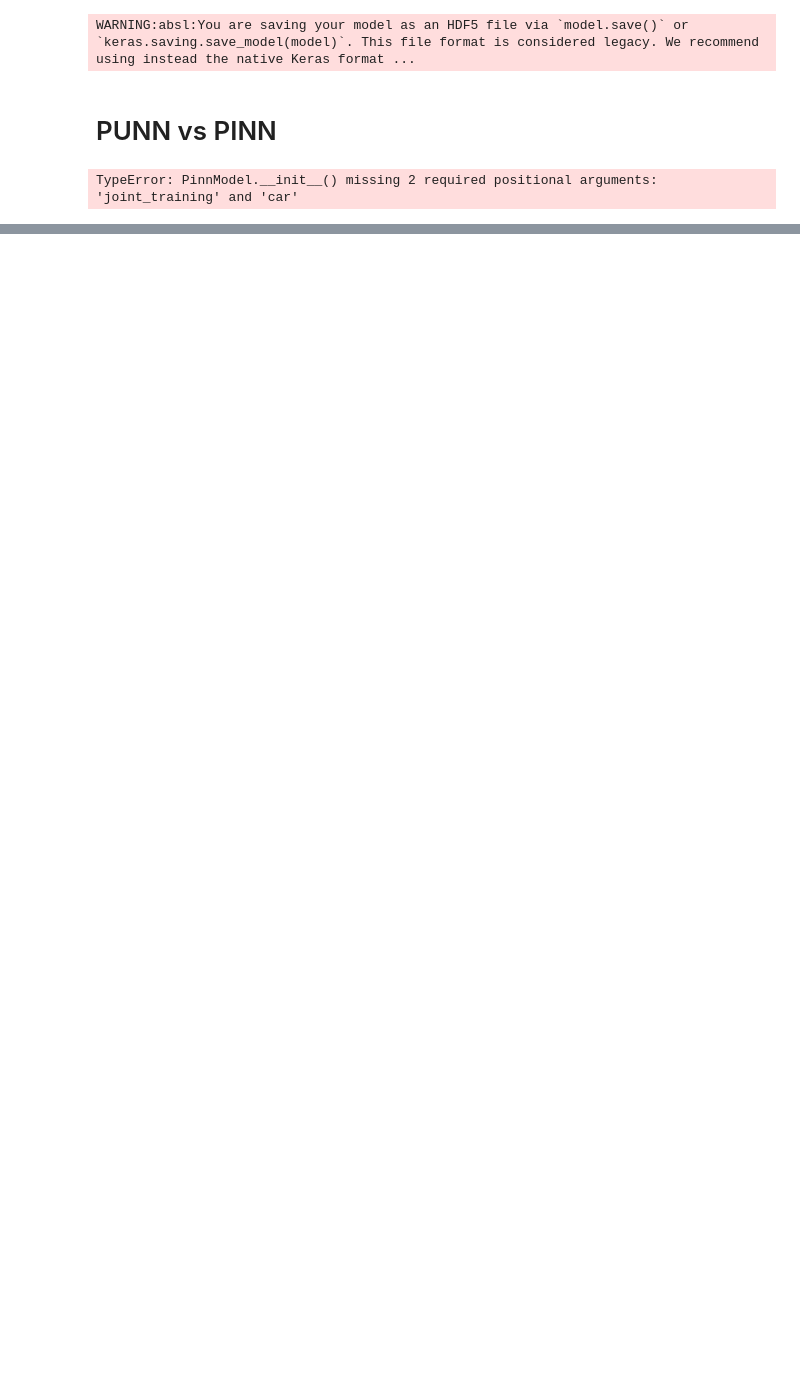
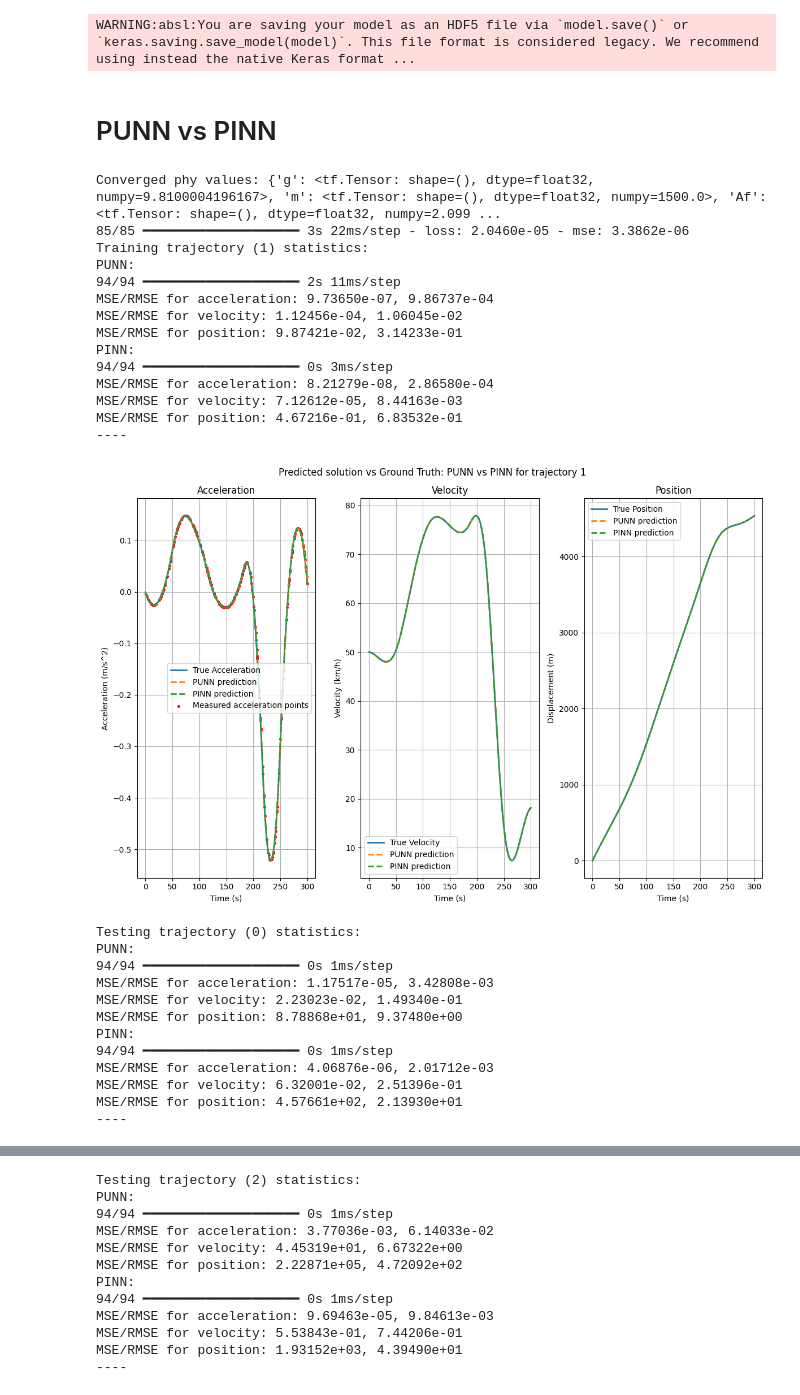
Before and after one commit to ZeArteaga/PINN-control-platooning, a Jupyter notebook: PINN.ipynb, the cells around one changed output, grey strips where cells are left out. Cells and saved outputs as stored; diff of their text form; code cells hidden in the pictures; blank space fills up the shorter version.

```diff
--- a/PINN.ipynb
+++ b/PINN.ipynb
@@ -725,46 +741,70 @@ WARNING:absl:You are saving your model as an HDF5 file via `model.save()` or `ke
 punn_model = load_model("models/punn_model_best.h5", compile=False)  # Load model just for prediction
 
 #Load custom pinn model
-custom_objects = {
-    "PinnModel": PinnModel,
-    "CombinedLoss": CombinedLoss
-}
-with custom_object_scope(custom_objects):
-    pinn_model = load_model("models/pinn_model_joint.h5", compile=False)
+custom_objects = {"PinnModel": PinnModel}#, "train_params": train_params, "true_phy_params": true_phy_params}
+pinn_model = load_model("models/pinn_model_c0_c1.keras", custom_objects=custom_objects, compile=False)
 print("Converged phy values:", pinn_model.params)
+#Test - Confirm loss:
+pinn_model.compile(optimizer=opt, metrics=metrics, loss=loss)
+pinn_model.evaluate(x=X_val_norm, y=Y_val_norm, batch_size=batch)
 
-pinn_model.evaluate(x=X_val_norm, y=Y_val_norm, batch_size=batch) #just to confirm final validation loss
 # For train trajectory
 true_data = df_train_traj[["a_true_next", "v_true_next", "x_true_next"]].to_numpy()
 print("Training trajectory (" + str(train_id) + ") statistics: ")
 print("PUNN:")
 punn_train_traj_eval = evaluate_results(model=punn_model, X_norm=X_norm, true_data=true_data, scaler_Y=scaler_Y)
 print("PINN:")
 pinn_train_traj_eval = evaluate_results(model=pinn_model, X_norm=X_norm, true_data=true_data, scaler_Y=scaler_Y)
 print("----")
 comparison_plot(t=t, true_data=true_data, meas_data=Y_mask,
     pred_data=[(punn_train_traj_eval, "PUNN prediction"), (pinn_train_traj_eval, "PINN prediction")],
     suptitle="Predicted solution vs Ground Truth: PUNN vs PINN for trajectory " + str(train_id)
 )
 
 # For other trajectories (test)
 for test_id in range(len(input_profiles)):
     if test_id == train_id:
         continue
     df_test_traj = dataset[dataset['traj_id'] == test_id]
     X_test = df_test_traj[["t", "u", "v_true", "x_true"]].to_numpy() #control input + states + time dependency -> shape 4, N
     X_test_norm = scaler_X.transform(X_test)
     true_data = df_test_traj[["a_true_next", "v_true_next", "x_true_next"]].to_numpy()
 
     print("Testing trajectory (" + str(test_id) + ") statistics: ")
     print("PUNN:")
     punn_test_traj_eval = evaluate_results(model=punn_model, X_norm=X_test_norm, true_data=true_data, scaler_Y=scaler_Y)
     print("PINN:")
     pinn_test_traj_eval = evaluate_results(model=pinn_model, X_norm=X_test_norm, true_data=true_data, scaler_Y=scaler_Y)
     print("----")
     comparison_plot(t=t, true_data=true_data, meas_data=None,
         pred_data=[(punn_test_traj_eval, "PUNN prediction"), (pinn_test_traj_eval, "PINN prediction")],
         suptitle="Predicted solution vs Ground Truth: PUNN-only for trajectory " + str(test_id)
     )
 # %% [output]
-TypeError: PinnModel.__init__() missing 2 required positional arguments: 'joint_training' and 'car'
+Converged phy values: {'g': <tf.Tensor: shape=(), dtype=float32, numpy=9.8100004196167>, 'm': <tf.Tensor: shape=(), dtype=float32, numpy=1500.0>, 'Af': <tf.Tensor: shape=(), dtype=float32, numpy=2.099 ...
+85/85 ━━━━━━━━━━━━━━━━━━━━ 3s 22ms/step - loss: 2.0460e-05 - mse: 3.3862e-06
+Training trajectory (1) statistics:
+PUNN:
+94/94 ━━━━━━━━━━━━━━━━━━━━ 2s 11ms/step
+MSE/RMSE for acceleration: 9.73650e-07, 9.86737e-04
+MSE/RMSE for velocity: 1.12456e-04, 1.06045e-02
+MSE/RMSE for position: 9.87421e-02, 3.14233e-01
+PINN:
+94/94 ━━━━━━━━━━━━━━━━━━━━ 0s 3ms/step
+MSE/RMSE for acceleration: 8.21279e-08, 2.86580e-04
+MSE/RMSE for velocity: 7.12612e-05, 8.44163e-03
+MSE/RMSE for position: 4.67216e-01, 6.83532e-01
+----
+[figure, added]
+Testing trajectory (0) statistics:
+PUNN:
+94/94 ━━━━━━━━━━━━━━━━━━━━ 0s 1ms/step
+MSE/RMSE for acceleration: 1.17517e-05, 3.42808e-03
+MSE/RMSE for velocity: 2.23023e-02, 1.49340e-01
+MSE/RMSE for position: 8.78868e+01, 9.37480e+00
+PINN:
+94/94 ━━━━━━━━━━━━━━━━━━━━ 0s 1ms/step
+MSE/RMSE for acceleration: 4.06876e-06, 2.01712e-03
+MSE/RMSE for velocity: 6.32001e-02, 2.51396e-01
+MSE/RMSE for position: 4.57661e+02, 2.13930e+01
+----
@@ -770,0 +812,12 @@ TypeError: PinnModel.__init__() missing 2 required positional arguments: 'joint_
+Testing trajectory (2) statistics:
+PUNN:
+94/94 ━━━━━━━━━━━━━━━━━━━━ 0s 1ms/step
+MSE/RMSE for acceleration: 3.77036e-03, 6.14033e-02
+MSE/RMSE for velocity: 4.45319e+01, 6.67322e+00
+MSE/RMSE for position: 2.22871e+05, 4.72092e+02
+PINN:
+94/94 ━━━━━━━━━━━━━━━━━━━━ 0s 1ms/step
+MSE/RMSE for acceleration: 9.69463e-05, 9.84613e-03
+MSE/RMSE for velocity: 5.53843e-01, 7.44206e-01
+MSE/RMSE for position: 1.93152e+03, 4.39490e+01
+----
```
Also changed, not shown: parts of 7 cells of this notebook, 5 other files.
